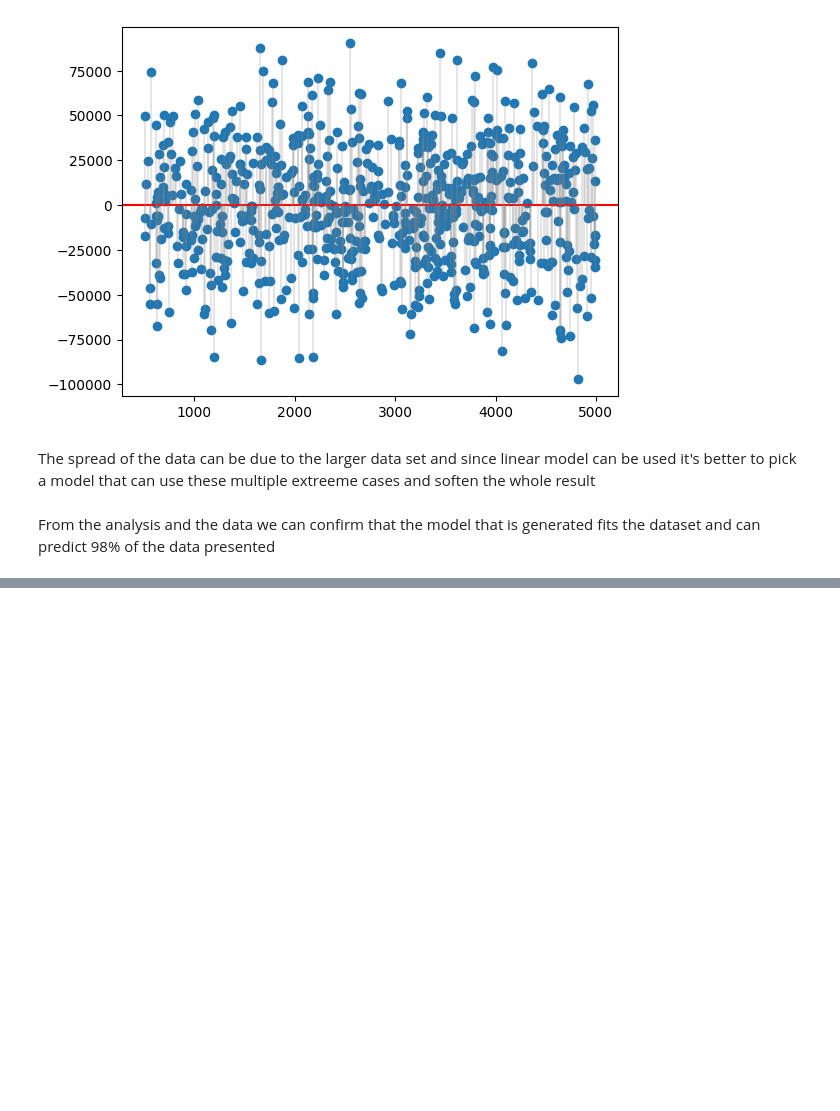
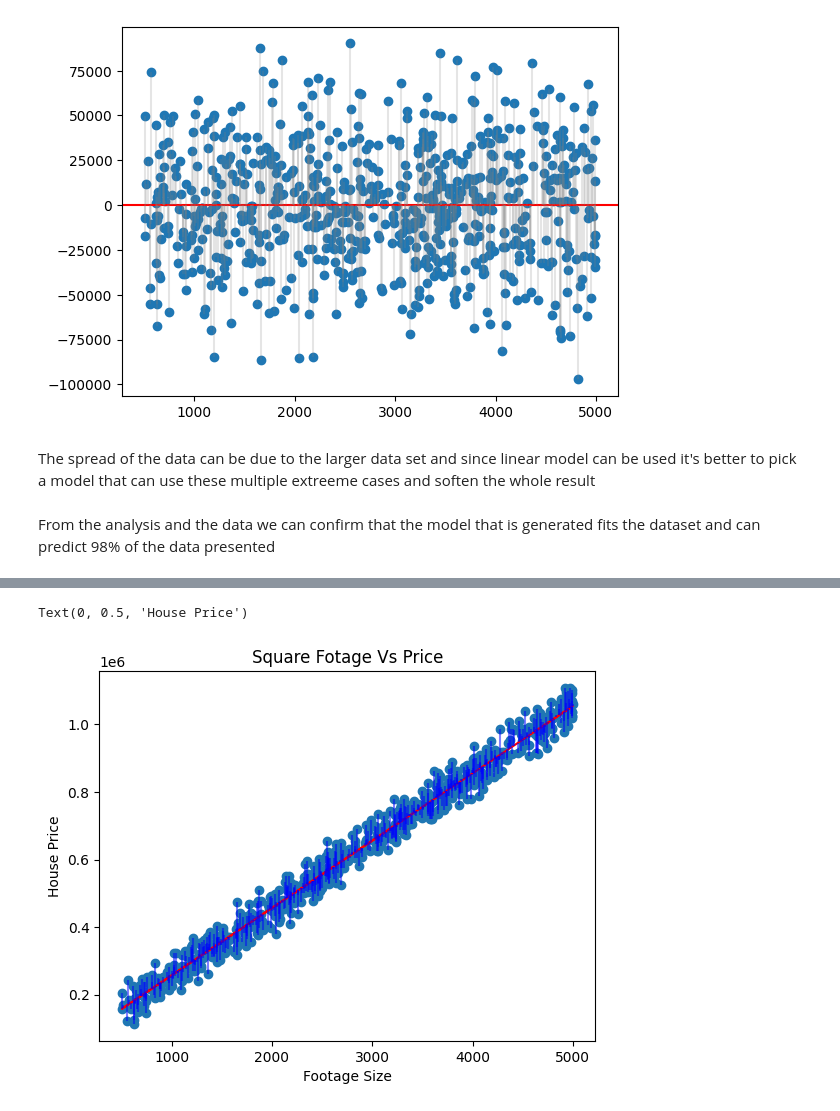
Before and after one commit to Rushank14/Models, a Jupyter notebook: notebooks/regression.ipynb, the cells around one changed output, grey strips where cells are left out. Cells and saved outputs as stored; diff of their text form; code cells hidden in the pictures; blank space fills up the shorter version.

Commit message:
final model

```diff
--- a/notebooks/regression.ipynb
+++ b/notebooks/regression.ipynb
@@ -313,0 +358,3 @@ From the analysis and the data we can confirm that the model that is generated f
+# %%
+X_train = X_train.values.reshape(-1,1)
+X_test = X_test.values.reshape(-1,1)
@@ -313,0 +372,2 @@ From the analysis and the data we can confirm that the model that is generated f
+# %%
+sk_model = LinearRegression()
@@ -313,0 +378,2 @@ From the analysis and the data we can confirm that the model that is generated f
+# %%
+sk_model.fit(X_train, y_train)
@@ -313,0 +392,3 @@ From the analysis and the data we can confirm that the model that is generated f
+# %%
+y_train_pred = sk_model.predict(X_train)
+y_test_pred = sk_model.predict(X_test)
@@ -313,0 +452,11 @@ From the analysis and the data we can confirm that the model that is generated f
+# %%
+plt.figure()
+plt.title('Square Fotage Vs Price')
+plt.scatter(X_train, y_train)
+plt.plot(X_train, y_train_pred, color = 'r')
+plt.vlines(X_train, y_train_pred, y_train, color= 'b', alpha = 0.5)
+plt.xlabel('Footage Size')
+plt.ylabel('House Price')
+# %% [output]
+Text(0, 0.5, 'House Price')
+[figure, added]
```
Also changed, not shown: parts of 37 cells of this notebook.
